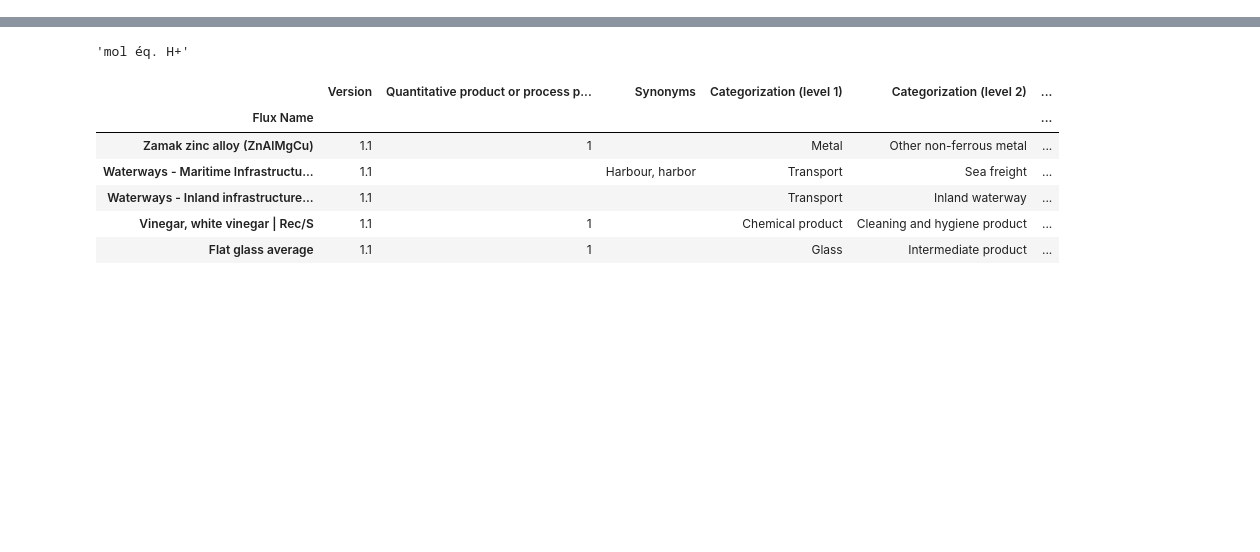
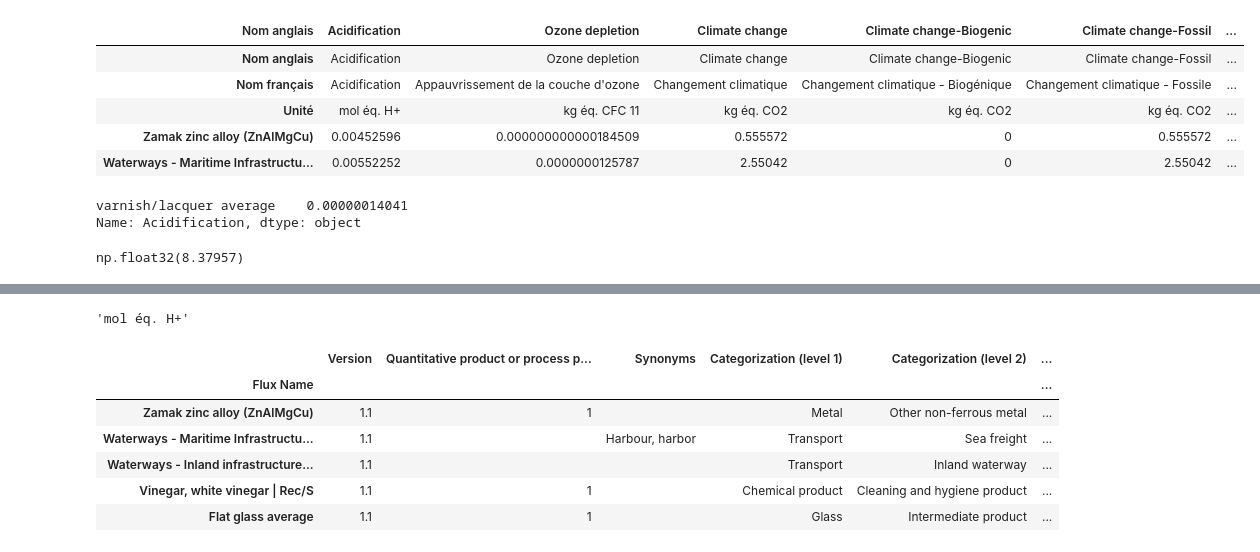
Before and after one commit to MarionBml/holis_viz, a Jupyter notebook: data_tests.ipynb, the cells around one changed output, grey strips where cells are left out. Drawn from its saved outputs; the diff is of its cells as text; code cells hidden in the pictures; blank space fills up the shorter version.

```diff
--- a/data_tests.ipynb
+++ b/data_tests.ipynb
@@ -23,0 +34,11 @@ proc_imp.loc['Electricity grid mix, OM','b5c632be-def3-11e6-bf01-fe55135034f3']
+# %%
+data = proc_imp
+data.columns = proc_imp.iloc[0]
+data.head()
+# %% [output]
+| Nom anglais | Acidification | Ozone depletion | Climate change | Climate change-Biogenic | Climate change-Fossil | ... |
+| Nom anglais | Acidification | Ozone depletion | Climate change | Climate change-Biogenic | Climate change-Fossil | ... |
+| Nom français | Acidification | Appauvrissement de la couche d'ozone | Changement climatique | Changement climatique - Biogénique | Changement climatique - Fossile | ... |
+| Unité | mol éq. H+ | kg éq. CFC 11 | kg éq. CO2 | kg éq. CO2 | kg éq. CO2 | ... |
+| Zamak zinc alloy (ZnAlMgCu) | 0.00452596 | 0.000000000000184509 | 0.555572 | 0 | 0.555572 | ... |
+| Waterways - Maritime Infrastructu... | 0.00552252 | 0.0000000125787 | 2.55042 | 0 | 2.55042 | ... |
@@ -24,3 +47,12 @@ proc_imp.loc['Electricity grid mix, OM','b5c632be-def3-11e6-bf01-fe55135034f3']
+# %%
+data[data.index == pro].iloc[:,0]
+# %% [output]
+varnish/lacquer average    0.00000014041
+Name: Acidification, dtype: object
+# %%
+data.iloc[3:,0].astype('float32').max()
+# %% [output]
+np.float32(8.37957)
 # %%
 proc_imp.loc['Electricity grid mix, IS','b5c632be-def3-11e6-bf01-fe55135034f3']
 # %% [output]
```
Also changed, not shown: parts of 6 cells of this notebook, 1 other file.
